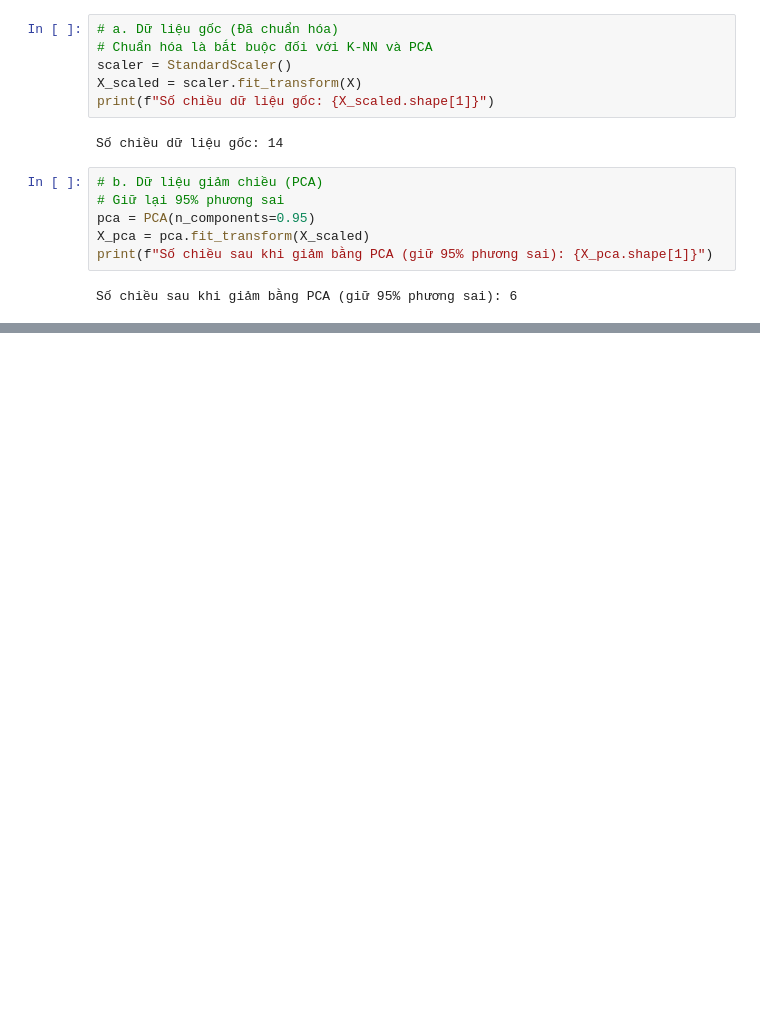
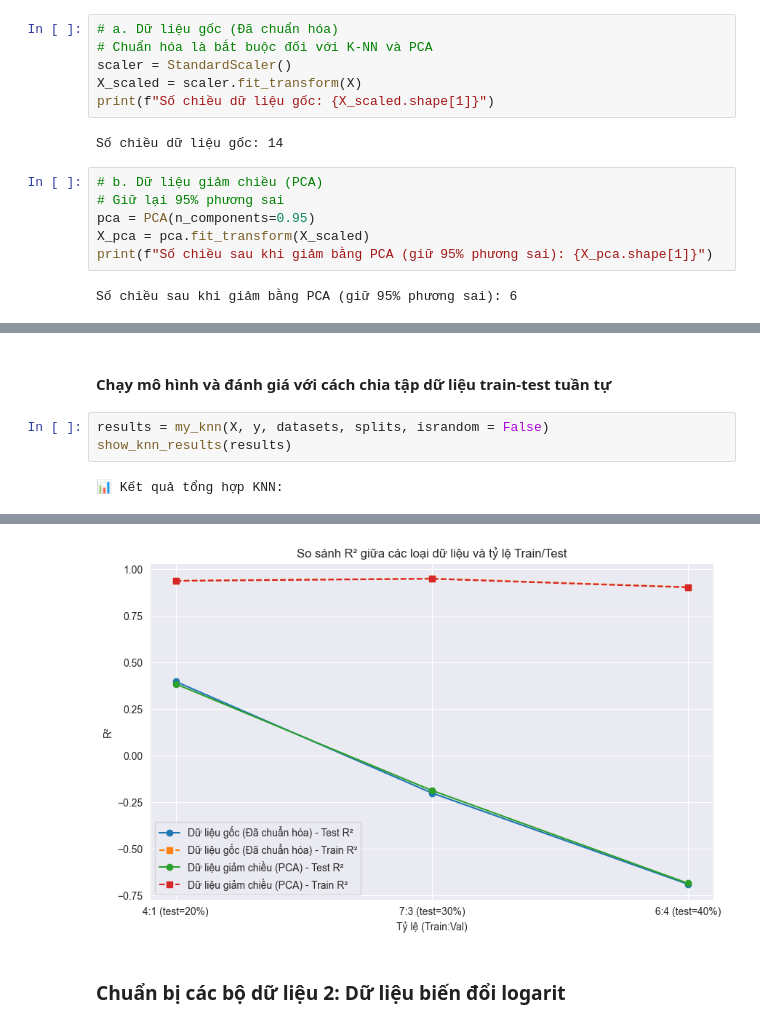
Before and after one commit to theanh-28/machine-learning-project, a Jupyter notebook: K-NN.ipynb, the cells around one changed output, grey strips where cells are left out. Drawn from its saved outputs; the diff is of its cells as text; blank space fills up the shorter version.

```diff
--- a/K-NN.ipynb
+++ b/K-NN.ipynb
@@ -138,0 +181,7 @@ Hoàn thành toàn bộ quá trình sau 0.05 giây.
+# %% [markdown]
+#### Chạy mô hình và đánh giá với cách chia tập dữ liệu train-test tuần tự
+# %%
+results = my_knn(X, y, datasets, splits, israndom = False)
+show_knn_results(results)
+# %% [output]
+📊 Kết quả tổng hợp KNN:
@@ -138,0 +195,3 @@ Hoàn thành toàn bộ quá trình sau 0.05 giây.
+[figure, added]
+# %% [markdown]
+### Chuẩn bị các bộ dữ liệu 2: Dữ liệu biến đổi logarit
```
Also changed, not shown: parts of 23 cells of this notebook, 2 other files.
